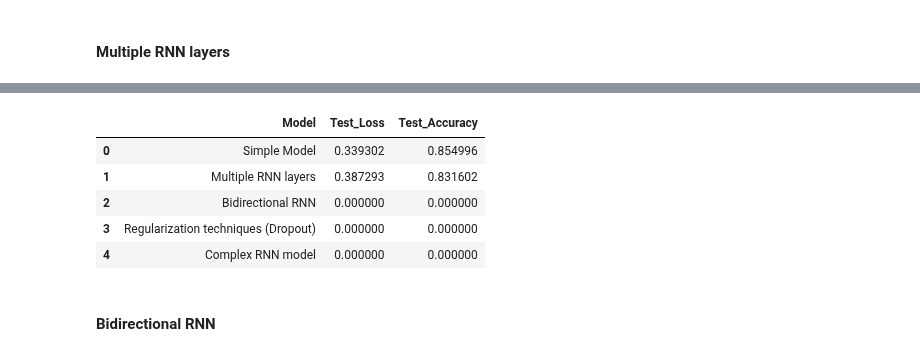
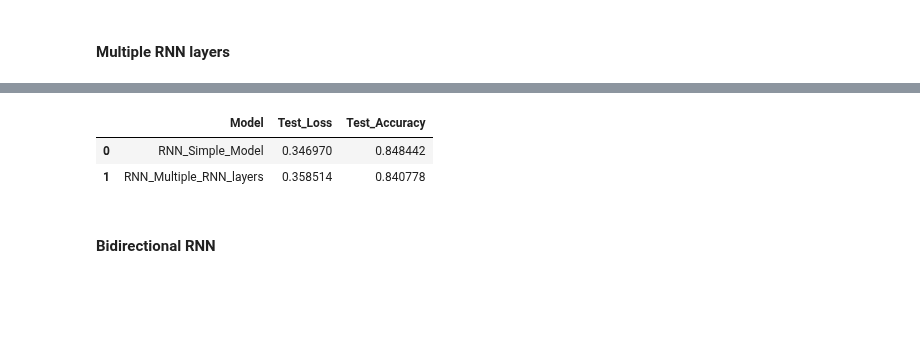
Before and after one commit to spouli/DeepLearning, a Jupyter notebook: Working_notebook_RNN.ipynb, the cells around one changed output, grey strips where cells are left out. Cells and saved outputs as stored; diff of their text form; code cells hidden in the pictures; blank space fills up the shorter version.

```diff
--- a/Working_notebook_RNN.ipynb
+++ b/Working_notebook_RNN.ipynb
@@ -115,11 +116,15 @@ Shape of test data: (9917,)
 # %%
 # Tokenize the reviews
 X_train_tokenized = [word_tokenize(review) for review in X_train]
+X_val_tokenized = [word_tokenize(review) for review in X_val]
 X_test_tokenized = [word_tokenize(review) for review in X_test]
 
 print('--------------X_train_tokenized: \n')
 print(X_train_tokenized[:1])
 print('\n')
+print('--------------X_val_tokenized: \n')
+print(X_val_tokenized[:1])
+print('\n')
 print('--------------X_test_tokenized: \n')
 print(X_test_tokenized[:1])
 # %% [output]
@@ -266,6 +300,7 @@ print(X_test_word_embeddings[:1])
 # %%
 # Convert word embeddings to numpy arrays
 X_train_word_embeddings = np.array(X_train_word_embeddings)
+X_val_word_embeddings = np.array(X_val_word_embeddings)
 X_test_word_embeddings = np.array(X_test_word_embeddings)
 
 # Pad sequences to ensure equal length
@@ -273,6 +308,14 @@ max_sequence_length = max_review_length  # Use the maximum length of a review as
 
 X_train_padded = tf.keras.preprocessing.sequence.pad_sequences(
     X_train_word_embeddings,
+    maxlen=max_sequence_length,
+    dtype='float32',
+    padding='post',
+    truncating='post'
+)
+
+X_val_padded = tf.keras.preprocessing.sequence.pad_sequences(
+    X_val_word_embeddings,
     maxlen=max_sequence_length,
     dtype='float32',
     padding='post',
@@ -300,6 +343,7 @@ def reshape_embeddings(embeddings):
     return reshaped_embeddings
 
 X_train_reshaped = reshape_embeddings(X_train_word_embeddings)
+X_val_reshaped = reshape_embeddings(X_val_word_embeddings)
 X_test_reshaped = reshape_embeddings(X_test_word_embeddings)
 # %% [markdown]
 ## Model Selection
@@ -308,15 +352,8 @@ X_test_reshaped = reshape_embeddings(X_test_word_embeddings)
 
 RNN stands for Recurrent Neural Network, which is a type of artificial neural network designed to process sequential data by using feedback connections, and it can be effective for sentiment analysis tasks due to its ability to capture contextual dependencies in text data.
 # %%
-# Define a list of model names and their corresponding test loss and test accuracy
-model_names = ['Simple Model', 'Multiple RNN layers',
-               'Bidirectional RNN', 'Regularization techniques (Dropout)', 'Complex RNN model']
-test_loss = np.zeros(5)
-test_accuracy = np.zeros(5)
-
 # Create a DataFrame with the model names, test loss, and test accuracy
-results_df = pd.DataFrame({'Model': model_names, 'Test_Loss': test_loss, 'Test_Accuracy': test_accuracy})
-
+results_df = pd.DataFrame(columns=['Model', 'Test_Loss', 'Test_Accuracy'])
 # Display the results table
 print(results_df)
 # %% [output]
@@ -345,7 +379,7 @@ reduce_lr = ReduceLROnPlateau(monitor='val_loss', patience=3, cooldown=0)
 early_stopping = EarlyStopping(monitor='val_accuracy', min_delta=1e-4, patience=3)
 
 # Train the model with the callbacks
-model.fit(X_train_reshaped, y_train, validation_data=(X_test_reshaped, y_test),
+model.fit(X_train_reshaped, y_train, validation_data=(X_val_reshaped, y_val),
           epochs=10, batch_size=64, callbacks=[reduce_lr, early_stopping])
 
 # Evaluate the model
@@ -353,10 +387,9 @@ loss, accuracy = model.evaluate(X_test_reshaped, y_test)
 print(f"Test loss: {loss}")
 print(f"Test accuracy: {accuracy}")
 
-
-# Add the evaluation metrics to the dataframe
-results_df['Test_Loss'][results_df['Model']=='Simple Model'] =  loss
-results_df['Test_Accuracy'][results_df['Model']=='Simple Model'] = accuracy
+# Append with the evaluation metrics the dataframe
+RNN_Simple_Model = {'Model': 'RNN_Simple_Model', 'Test_Loss': loss, 'Test_Accuracy': accuracy}
+results_df = results_df.append(RNN_Simple_Model, ignore_index=True)
 results_df
 # %% [output]
 Epoch 1/10
@@ -402,7 +427,7 @@ reduce_lr = ReduceLROnPlateau(monitor='val_loss', patience=3, cooldown=0)
 early_stopping = EarlyStopping(monitor='val_accuracy', min_delta=1e-4, patience=3)
 
 # Train the model with the callbacks
-model.fit(X_train_reshaped, y_train, validation_data=(X_test_reshaped, y_test),
+model.fit(X_train_reshaped, y_train, validation_data=(X_val_reshaped, y_val),
           epochs=10, batch_size=64, callbacks=[reduce_lr, early_stopping])
 
 # Evaluate the model
@@ -410,9 +435,9 @@ loss, accuracy = model.evaluate(X_test_reshaped, y_test)
 print(f"Test loss: {loss}")
 print(f"Test accuracy: {accuracy}")
 
-# Add the evaluation metrics to the dataframe
-results_df['Test_Loss'][results_df['Model']=='Multiple RNN layers'] =  loss
-results_df['Test_Accuracy'][results_df['Model']=='Multiple RNN layers'] = accuracy
+# Append with the evaluation metrics the dataframe
+RNN_Multiple_RNN_layers = {'Model': 'RNN_Multiple_RNN_layers', 'Test_Loss': loss, 'Test_Accuracy': accuracy}
+results_df = results_df.append(RNN_Multiple_RNN_layers, ignore_index=True)
 results_df
 # %% [output]
 Epoch 1/10
@@ -433,9 +462,6 @@ Test accuracy: 0.8316022753715515
 |  | Model | Test_Loss | Test_Accuracy |
-| 0 | Simple Model | 0.339302 | 0.854996 |
-| 1 | Multiple RNN layers | 0.387293 | 0.831602 |
-| 2 | Bidirectional RNN | 0.000000 | 0.000000 |
-| 3 | Regularization techniques (Dropout) | 0.000000 | 0.000000 |
-| 4 | Complex RNN model | 0.000000 | 0.000000 |
+| 0 | RNN_Simple_Model | 0.346970 | 0.848442 |
+| 1 | RNN_Multiple_RNN_layers | 0.358514 | 0.840778 |
 # %% [markdown]
 #### Bidirectional RNN
 # %%
```
Also changed, not shown: parts of 15 cells of this notebook, 3 other files.
